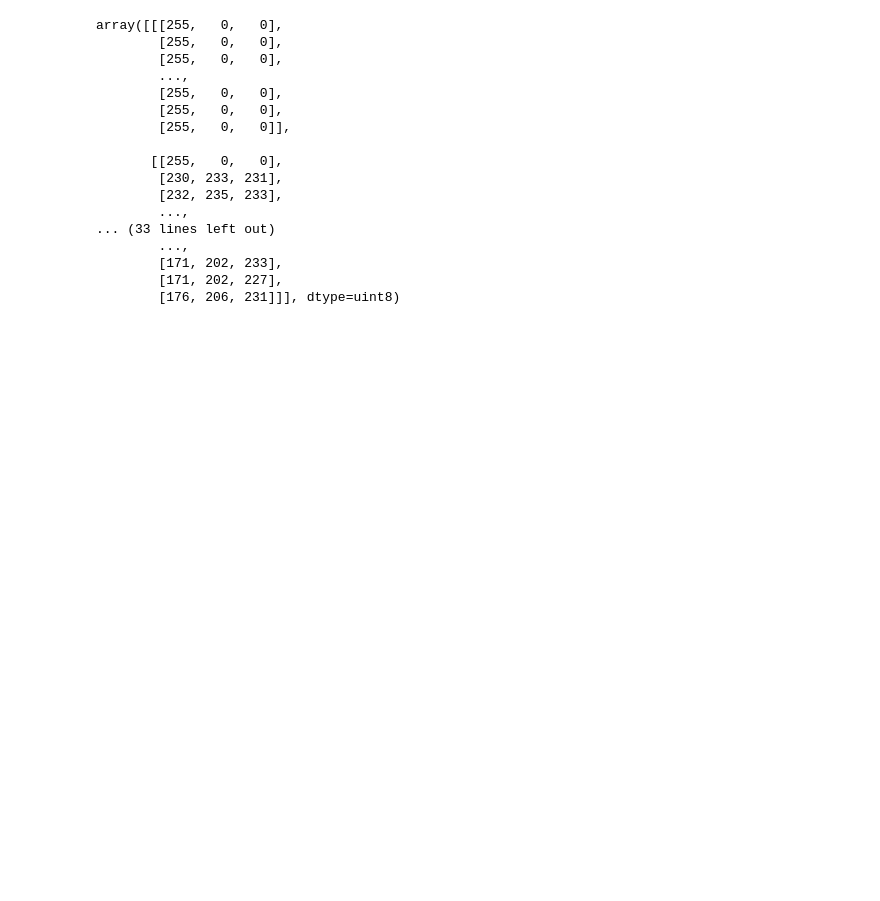
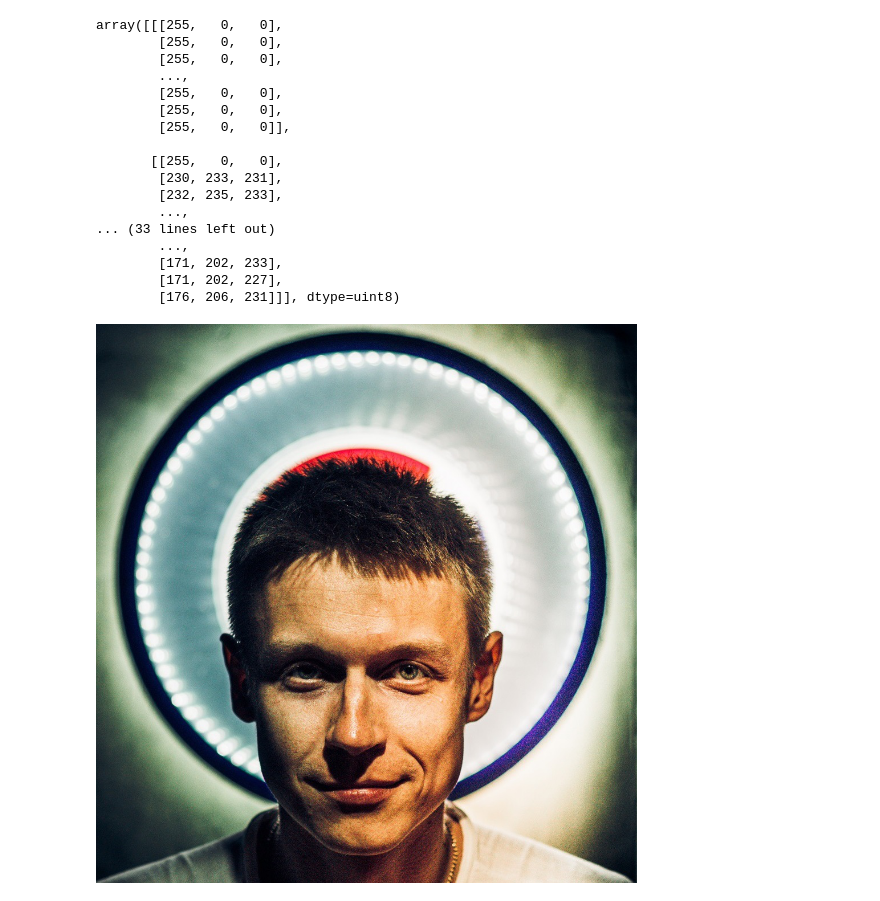
Before and after one commit to koolvn/docker_ml, a Jupyter notebook: notes.ipynb, the cells around one changed output. Drawn from its saved outputs; the diff is of its cells as text; code cells hidden in the pictures; blank space fills up the shorter version.

```diff
--- a/notes.ipynb
+++ b/notes.ipynb
@@ -87,9 +99,20 @@ array([[[255,   0,   0],
         [171, 202, 227],
         [176, 206, 231]]], dtype=uint8)
 # %%
-jpg_original = base64.b64decode(string)
-jpg_as_np = np.frombuffer(jpg_original, dtype=np.uint8)
-img = cv2.imdecode(jpg_as_np, flags=1)
+# jpg_original = base64.b64decode(string)
+# jpg_as_np = np.frombuffer(jpg_original, dtype=np.uint8)
+# img = cv2.imdecode(jpg_as_np, flags=1)
+# %%
+from io import BytesIO
+
+with open('me.jpg', 'rb') as file:
+    img = file.read()
+Image.open(BytesIO(img))
+# img = cv2.imdecode(np.frombuffer(img, np.uint8), cv2.IMREAD_COLOR)
+# face_cascade = cv2.CascadeClassifier('webserver/haarcascade_frontalface_default.xml')
+# faces = face_cascade.detectMultiScale(img, 1.1, 5)
+# %% [output]
+[figure, added]
 # %%
 !curl -X POST -F img_file=@me.jpg http://35.195.204.212/predict
 # %% [output]
```
Also changed, not shown: parts of 4 cells of this notebook, 2 other files.
